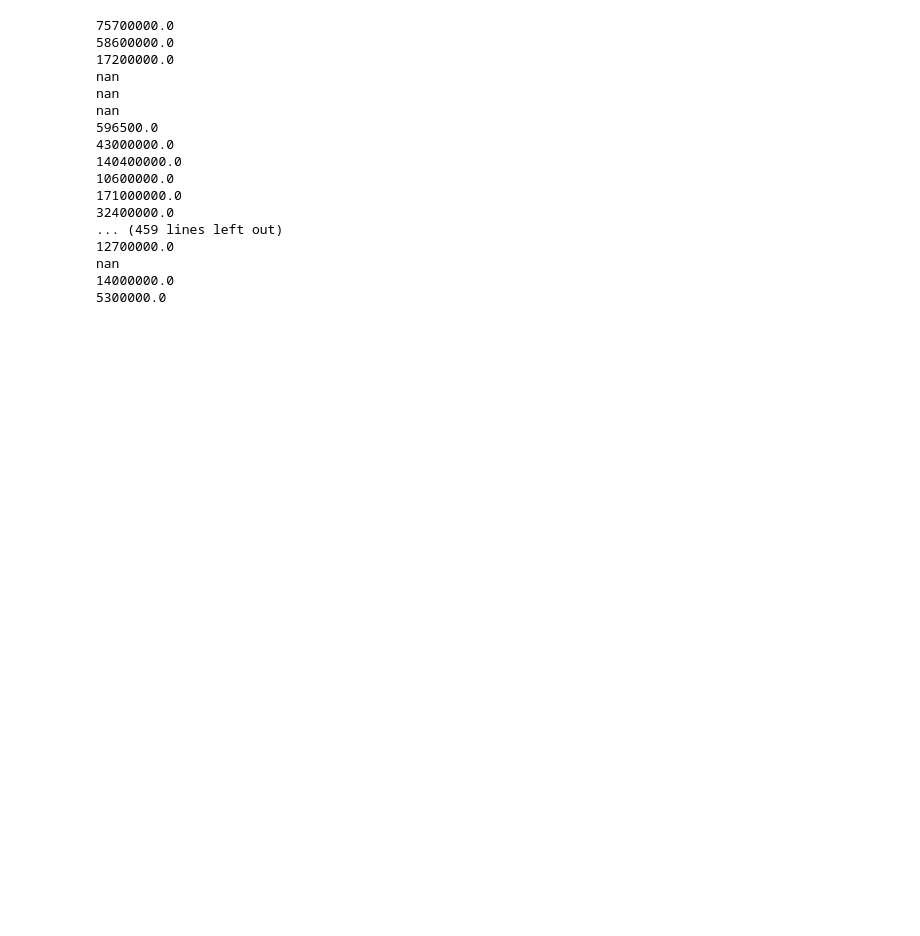
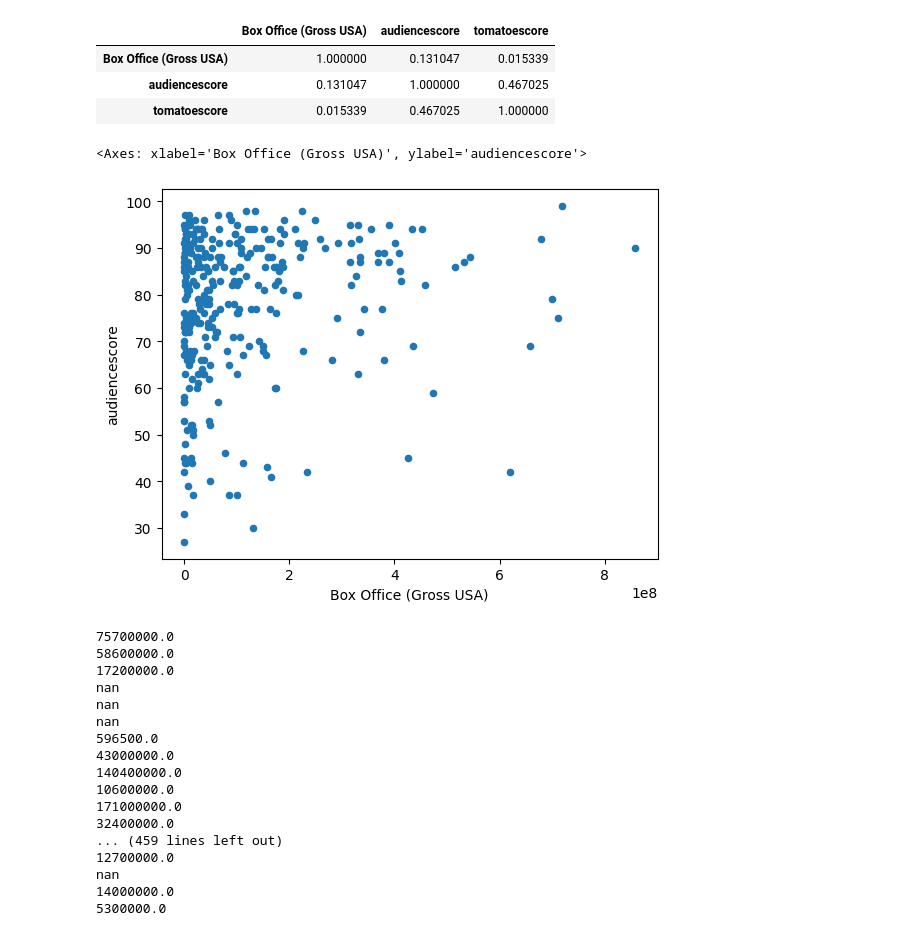
Before and after one commit to MaximeSzymanski/FilmScrapping, a Jupyter notebook: scrapping.ipynb, the cells around one changed output. Drawn from its saved outputs; the diff is of its cells as text; code cells hidden in the pictures; blank space fills up the shorter version.

```diff
--- a/scrapping.ipynb
+++ b/scrapping.ipynb
@@ -149,0 +197,29 @@ df.to_csv("FilmCSV.csv")
+# %%
+import pandas as pd
+# Read the csv file that contains the data. The file is in the same folder as the notebook.
+df = pd.read_csv("FilmCSV.csv")
+# %%
+# Remove the column Unnamed: 0. It is not useful.
+df.drop("Unnamed: 0", axis=1, inplace=True)
+# %%
+# This function converts the string of the column Box Office (Gross USA) into a float. For example, the string "$1.2M" will be converted into the float 1200000.0, and the string "$1.2K" will be converted into the float 1200.0.
+
+def convert_value(value):
+    #check if the value is not nan
+    if type(value) == float:
+        return value
+    print(value)
+    if value[-1] == 'K':
+        return float(value[1:-1]) * 1000
+    elif value[-1] == 'M':
+        return float(value[1:-1]) * 1000000
+    else:
+        return float(value[1:])
+
+# apply the function to the column Box Office (Gross USA)
+df['Box Office (Gross USA)'] = df['Box Office (Gross USA)'].apply(convert_value)
+# %%
+# Most expensive movies
+df_expensive = df.sort_values(by="Box Office (Gross USA)", ascending=False)
+#Remove the rows Box Office (Gross USA) with the value nan
+df_expensive = df_expensive[df_expensive['Box Office (Gross USA)'].notna()]
@@ -150,3 +240,18 @@ df.to_csv("FilmCSV.csv")
+# %%
+# Find correlation between the box office, the audience score and the tomato score
+df_expensive[['Box Office (Gross USA)', 'audiencescore', 'tomatoescore']].corr()
+# %% [output]
+|  | Box Office (Gross USA) | audiencescore | tomatoescore |
+| Box Office (Gross USA) | 1.000000 | 0.131047 | 0.015339 |
+| audiencescore | 0.131047 | 1.000000 | 0.467025 |
+| tomatoescore | 0.015339 | 0.467025 | 1.000000 |
+# %%
+# draw a scatter plot between the box office and the audience score
+import matplotlib
+df_expensive.plot.scatter(x='Box Office (Gross USA)', y='audiencescore')
+# %% [output]
+<Axes: xlabel='Box Office (Gross USA)', ylabel='audiencescore'>
+[figure, added]
 # %%
 df = pd.read_csv("FilmCSV.csv")
 # %%
```
Also changed, not shown: parts of 21 cells of this notebook, 1 other file.
